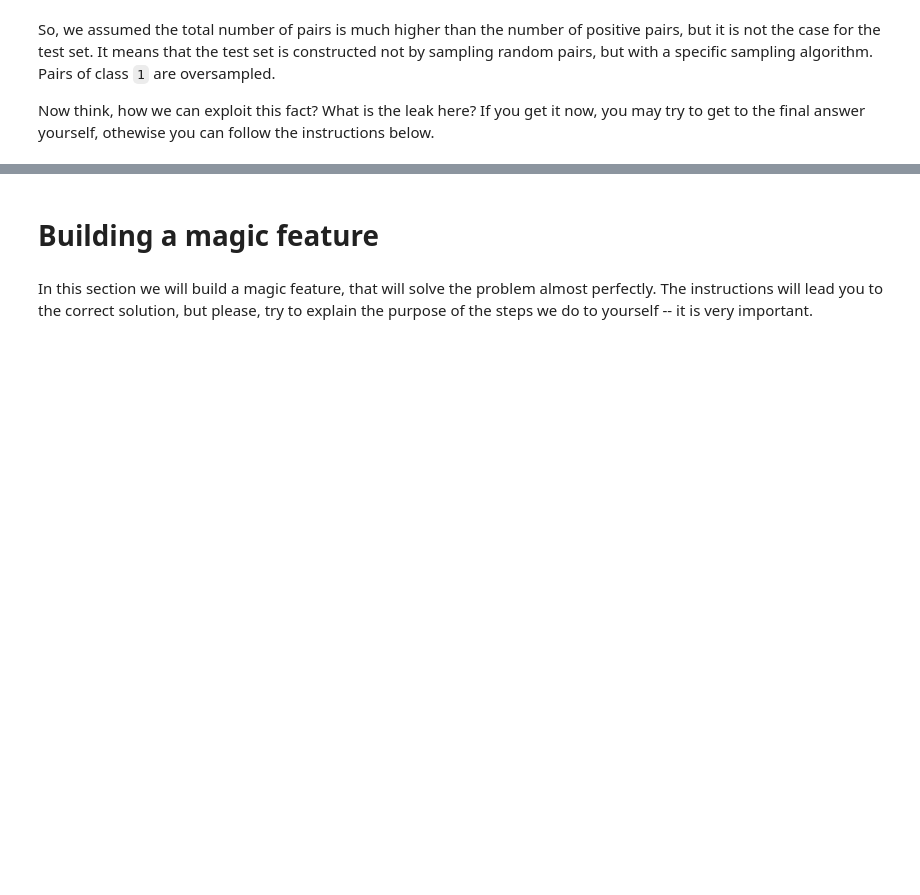
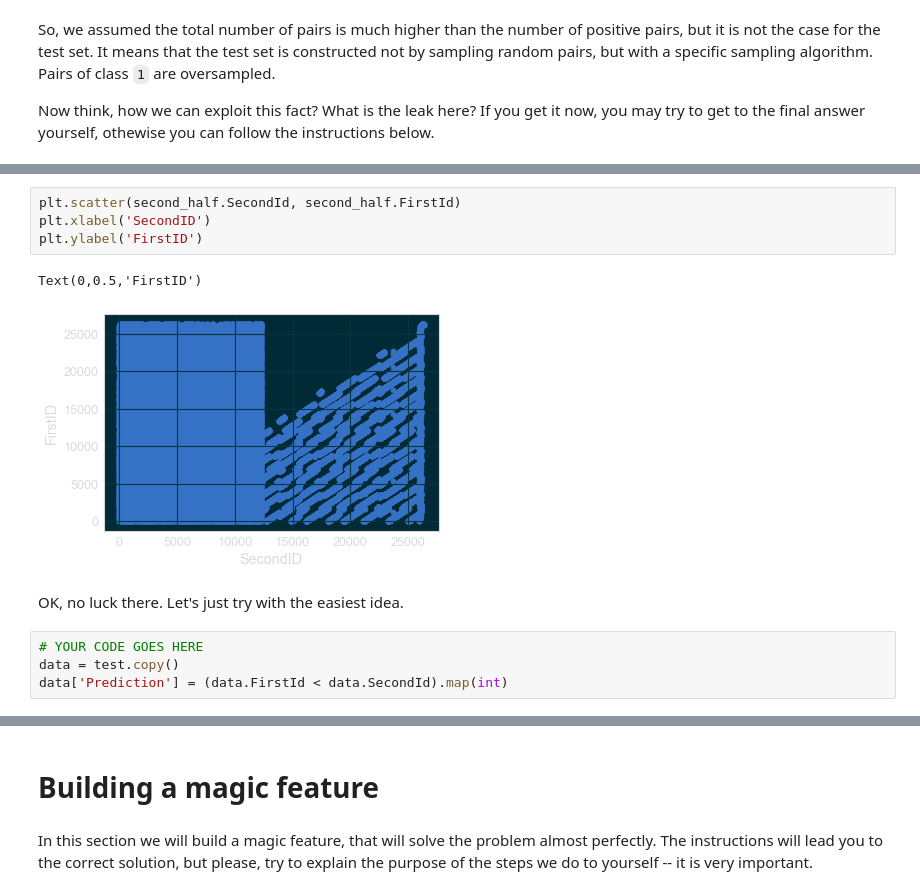
Before and after one commit to mtasende/competitive-data-science, a Jupyter notebook: Programming assignment, week 2: Data leakages/Data leakages.ipynb, the cells around one changed output, grey strips where cells are left out. Saved outputs shown, nothing was run; the diff lists cells and outputs as text; blank space fills up the shorter version.

Commit message:
finish data leaks

```diff
--- a/Programming assignment, week 2: Data leakages/Data leakages.ipynb
+++ b/Programming assignment, week 2: Data leakages/Data leakages.ipynb
@@ -554,0 +580,13 @@ Now think, how we can exploit this fact? What is the leak here? If you get it no
+# %%
+plt.scatter(second_half.SecondId, second_half.FirstId)
+plt.xlabel('SecondID')
+plt.ylabel('FirstID')
+# %% [output]
+Text(0,0.5,'FirstID')
+[figure, added]
+# %% [markdown]
+OK, no luck there. Let's just try with the easiest idea.
+# %%
+# YOUR CODE GOES HERE
+data = test.copy()
+data['Prediction'] = (data.FirstId < data.SecondId).map(int)
```
Also changed, not shown: parts of 82 cells of this notebook.
